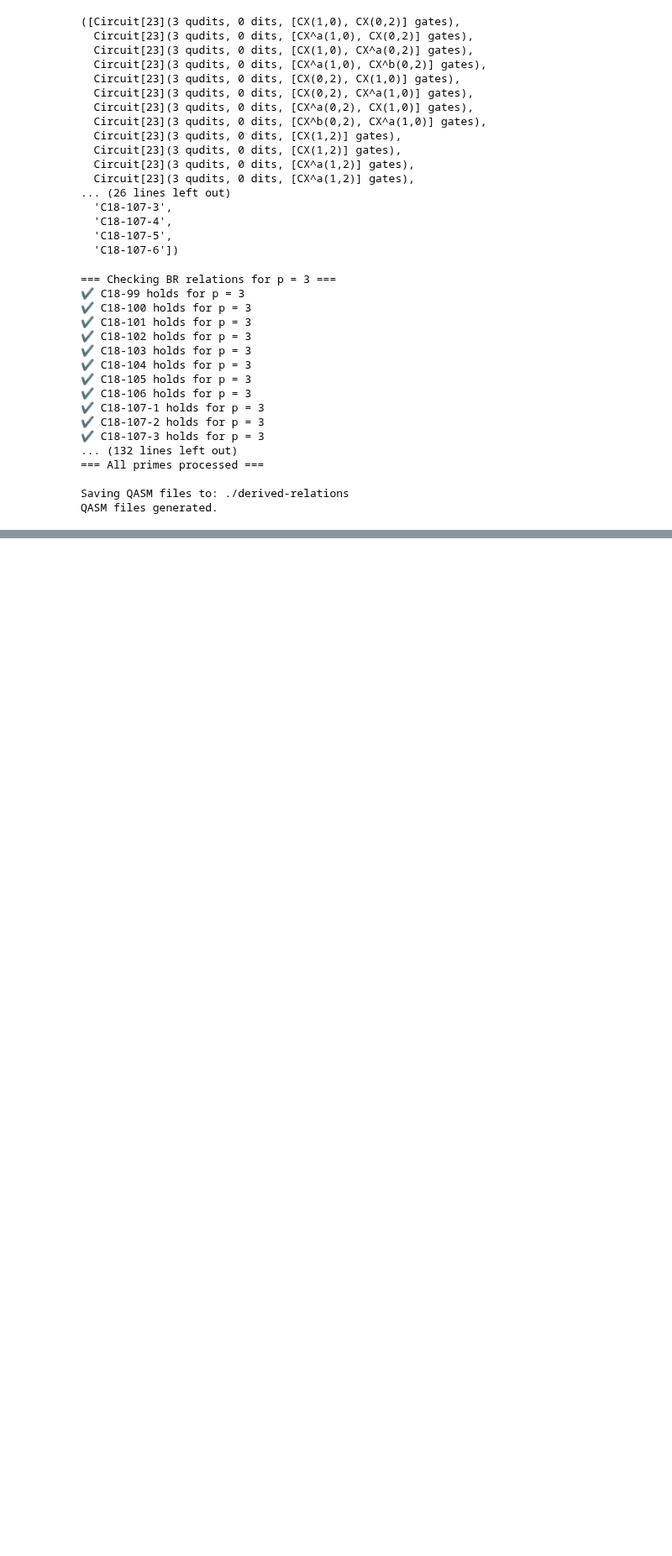
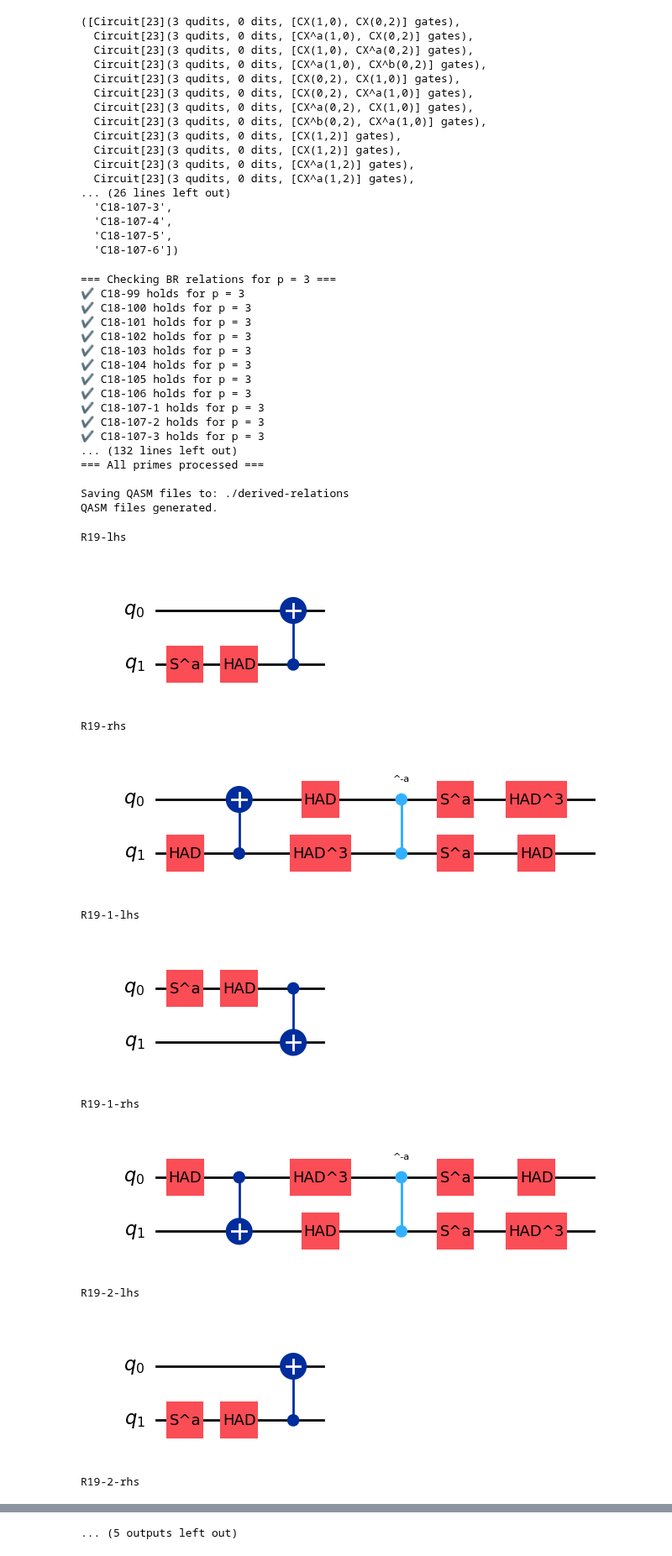
Before and after one commit to SarahMMMLi/QuditClifford, a Jupyter notebook: notebooks/DerivedRelations-Soundness.ipynb, the cells around one changed output, grey strips where cells are left out. Shown at 84% size. Saved outputs shown, nothing was run; the diff lists cells and outputs as text; code cells hidden in the pictures; blank space fills up the shorter version.

```diff
--- a/notebooks/DerivedRelations-Soundness.ipynb
+++ b/notebooks/DerivedRelations-Soundness.ipynb
@@ -6130,0 +6327,14 @@ QASM files generated.
+# %%
+generate_R19(23)
+# %% [output]
+R19-lhs
+[figure, added]
+R19-rhs
+[figure, added]
+R19-1-lhs
+[figure, added]
+R19-1-rhs
+[figure, added]
+R19-2-lhs
+[figure, added]
+R19-2-rhs
@@ -6130,0 +6342 @@ QASM files generated.
+... (5 outputs left out)
```
Also changed, not shown: parts of 14 cells of this notebook, 13 other files.
